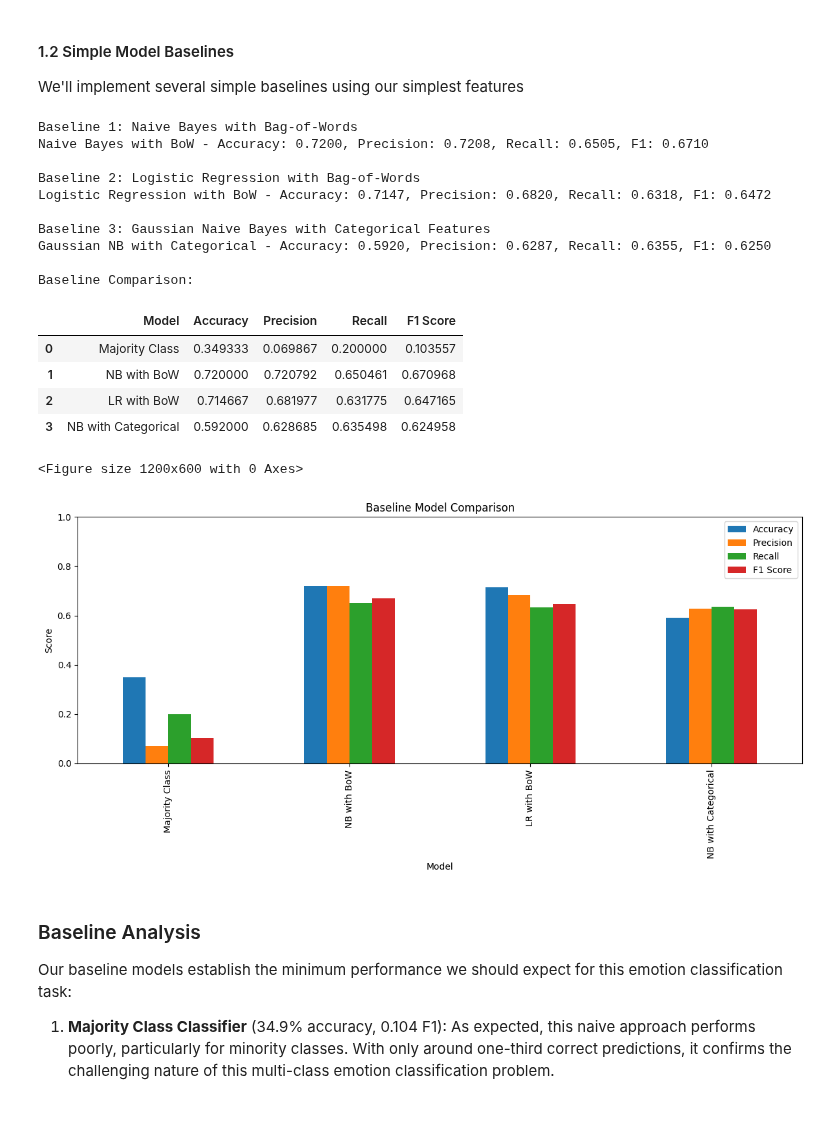
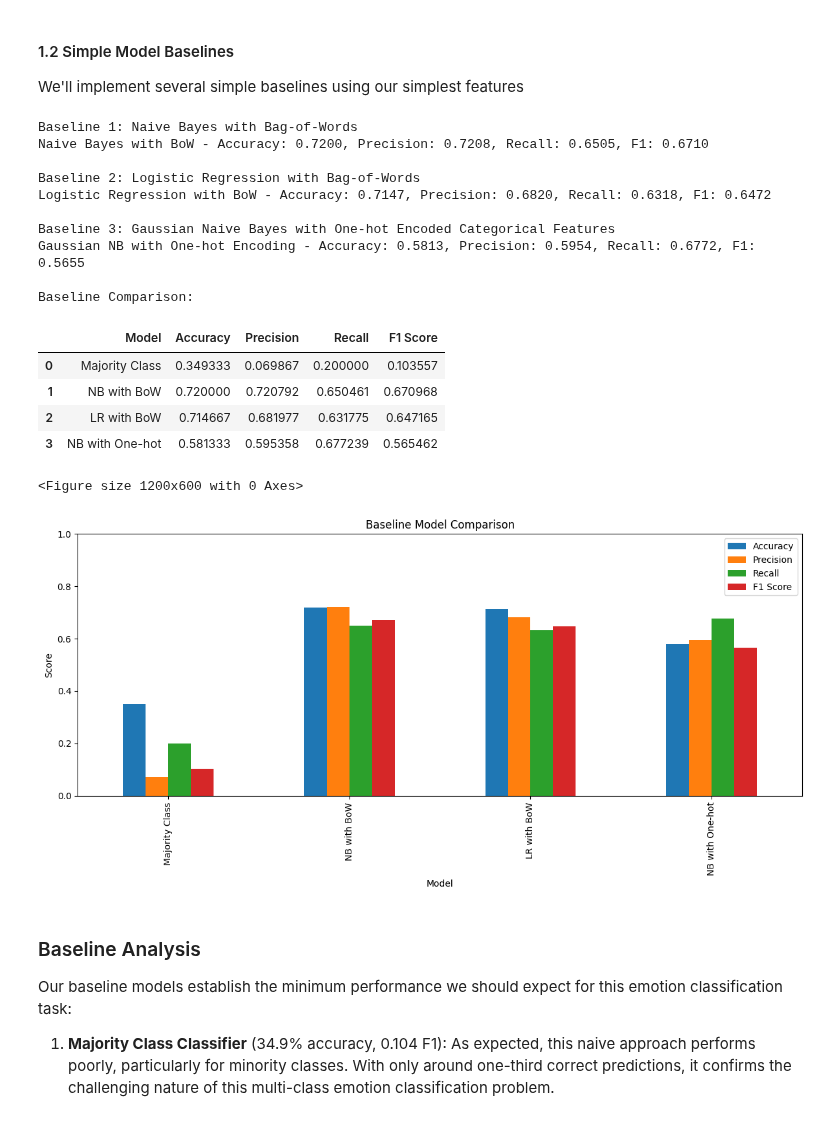
Before and after one commit to franciscoribeiro2003/Emotion_Classifier, a Jupyter notebook: notebooks/03-model-training-and-evaluation.ipynb, the cells around one changed output. Cells and saved outputs as stored; diff of their text form; code cells hidden in the pictures.

```diff
--- a/notebooks/03-model-training-and-evaluation.ipynb
+++ b/notebooks/03-model-training-and-evaluation.ipynb
@@ -162,49 +167,49 @@ print("\nBaseline 2: Logistic Regression with Bag-of-Words")
 lr_bow = LogisticRegression(max_iter=1000)
 lr_model, lr_acc, lr_prec, lr_rec, lr_f1 = evaluate_baseline_model(lr_bow, datasets['bow'], "Logistic Regression with BoW")
 
-# Baseline 3: Naive Bayes with categorical features
-print("\nBaseline 3: Gaussian Naive Bayes with Categorical Features")
+# Baseline 3: Naive Bayes with one-hot encoded categorical features
+print("\nBaseline 3: Gaussian Naive Bayes with One-hot Encoded Categorical Features")
 nb_cat = GaussianNB()
-nb_cat_model, nb_cat_acc, nb_cat_prec, nb_cat_rec, nb_cat_f1 = evaluate_baseline_model(nb_cat, datasets['categorical'], "Gaussian NB with Categorical")
+nb_cat_model, nb_cat_acc, nb_cat_prec, nb_cat_rec, nb_cat_f1 = evaluate_baseline_model(nb_cat, datasets['onehot'], "Gaussian NB with One-hot Encoding")
 
 # Compare baseline performances
 baseline_results = pd.DataFrame({
-    'Model': ['Majority Class', 'NB with BoW', 'LR with BoW', 'NB with Categorical'],
+    'Model': ['Majority Class', 'NB with BoW', 'LR with BoW', 'NB with One-hot'],
     'Accuracy': [majority_acc, nb_acc, lr_acc, nb_cat_acc],
     'Precision': [majority_prec, nb_prec, lr_prec, nb_cat_prec],
     'Recall': [majority_rec, nb_rec, lr_rec, nb_cat_rec],
     'F1 Score': [majority_f1, nb_f1, lr_f1, nb_cat_f1]
 })
 
 print("\nBaseline Comparison:")
 display(baseline_results)
 
 # Plot baseline comparison
 plt.figure(figsize=(12, 6))
 baseline_results.set_index('Model').plot(kind='bar', figsize=(12, 6))
 plt.title('Baseline Model Comparison')
 plt.ylabel('Score')
 plt.ylim(0, 1)
 plt.tight_layout()
 plt.show()
 # %% [output]
 Baseline 1: Naive Bayes with Bag-of-Words
 Naive Bayes with BoW - Accuracy: 0.7200, Precision: 0.7208, Recall: 0.6505, F1: 0.6710
 
 Baseline 2: Logistic Regression with Bag-of-Words
 Logistic Regression with BoW - Accuracy: 0.7147, Precision: 0.6820, Recall: 0.6318, F1: 0.6472
 
-Baseline 3: Gaussian Naive Bayes with Categorical Features
-Gaussian NB with Categorical - Accuracy: 0.5920, Precision: 0.6287, Recall: 0.6355, F1: 0.6250
+Baseline 3: Gaussian Naive Bayes with One-hot Encoded Categorical Features
+Gaussian NB with One-hot Encoding - Accuracy: 0.5813, Precision: 0.5954, Recall: 0.6772, F1: 0.5655
 
 Baseline Comparison:
 |  | Model | Accuracy | Precision | Recall | F1 Score |
 | 0 | Majority Class | 0.349333 | 0.069867 | 0.200000 | 0.103557 |
 | 1 | NB with BoW | 0.720000 | 0.720792 | 0.650461 | 0.670968 |
 | 2 | LR with BoW | 0.714667 | 0.681977 | 0.631775 | 0.647165 |
-| 3 | NB with Categorical | 0.592000 | 0.628685 | 0.635498 | 0.624958 |
+| 3 | NB with One-hot | 0.581333 | 0.595358 | 0.677239 | 0.565462 |
 <Figure size 1200x600 with 0 Axes>
-[figure, old version]
+[figure, new version]
 # %% [markdown]
 ### Baseline Analysis
 
```
Also changed, not shown: parts of 8 cells of this notebook, 2 other files.
